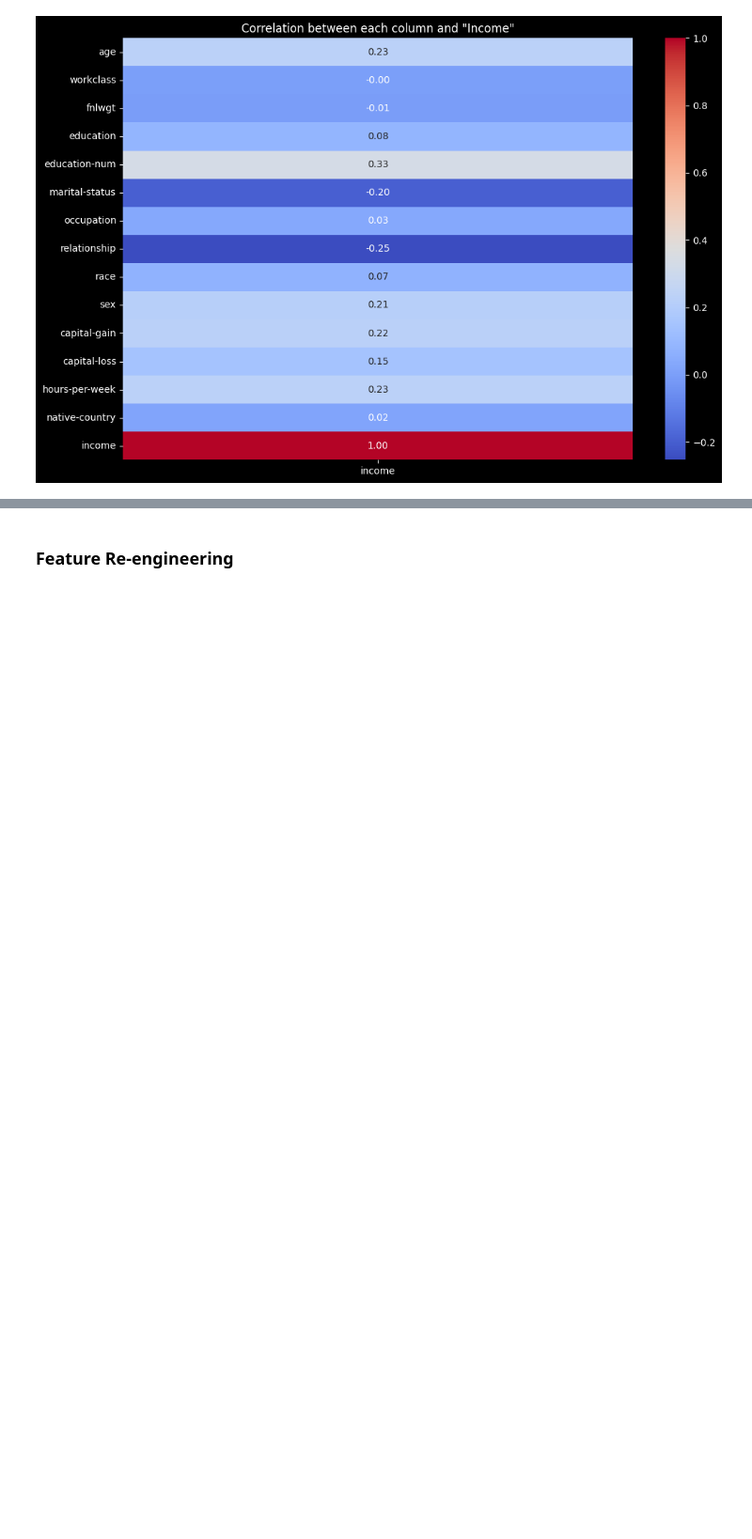
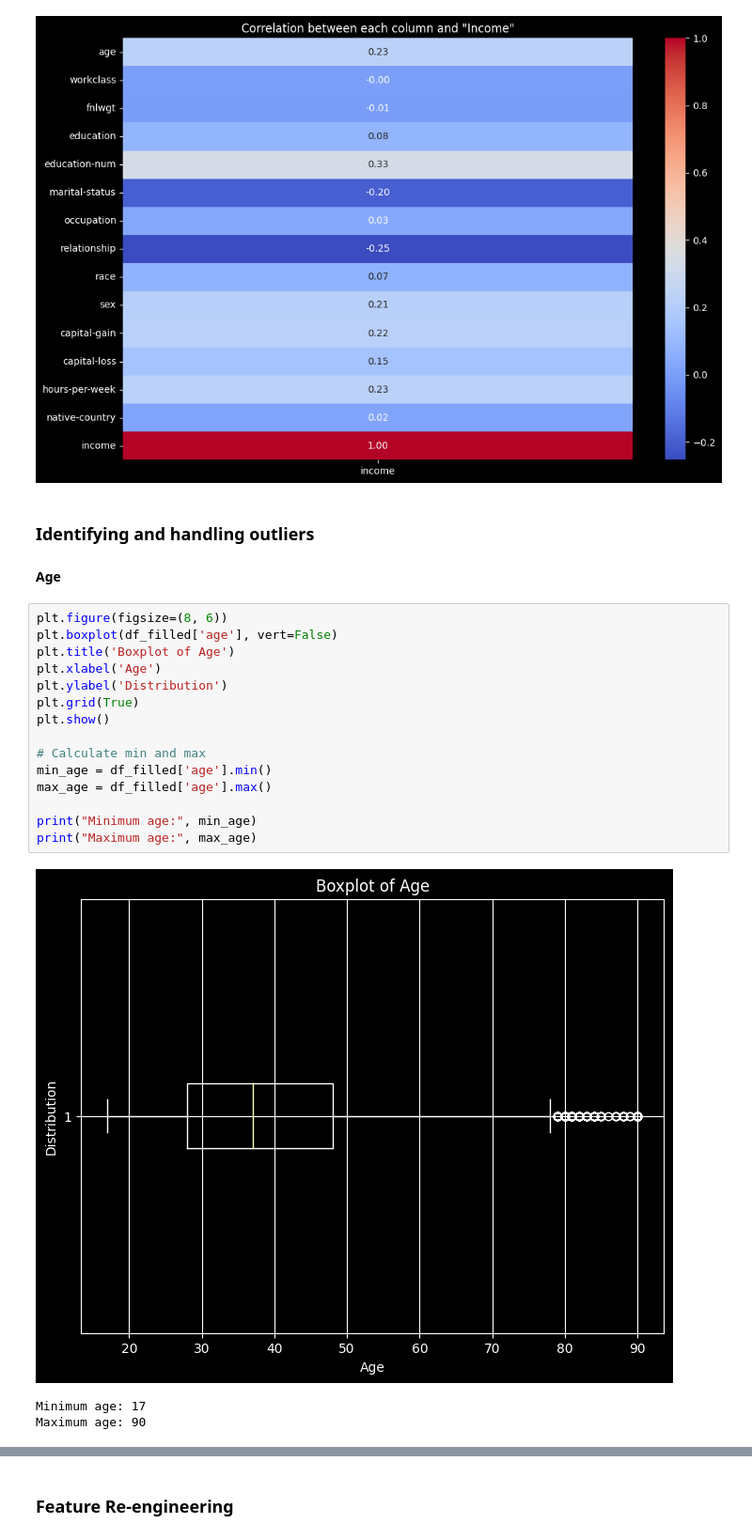
Before and after one commit to Starlight0901/Adult-Census-Income-Prediction, a Jupyter notebook: ML_CW.ipynb, the cells around one changed output, grey strips where cells are left out. Shown at 94% size. Saved outputs shown, nothing was run; the diff lists cells and outputs as text; blank space fills up the shorter version.

Commit message:
Handling Outliers trial

```diff
--- a/ML_CW.ipynb
+++ b/ML_CW.ipynb
@@ -511,3 +393,26 @@ plt.title('Correlation between each column and "Income"')
 plt.show()
 # %% [output]
 [figure]
+# %% [markdown]
+### **Identifying and handling outliers**
+# %% [markdown]
+**Age**
+# %%
+plt.figure(figsize=(8, 6))
+plt.boxplot(df_filled['age'], vert=False)
+plt.title('Boxplot of Age')
+plt.xlabel('Age')
+plt.ylabel('Distribution')
+plt.grid(True)
+plt.show()
+
+# Calculate min and max
+min_age = df_filled['age'].min()
+max_age = df_filled['age'].max()
+
+print("Minimum age:", min_age)
+print("Maximum age:", max_age)
+# %% [output]
+[figure, added]
+Minimum age: 17
+Maximum age: 90
```
Also changed, not shown: parts of 41 cells of this notebook.
